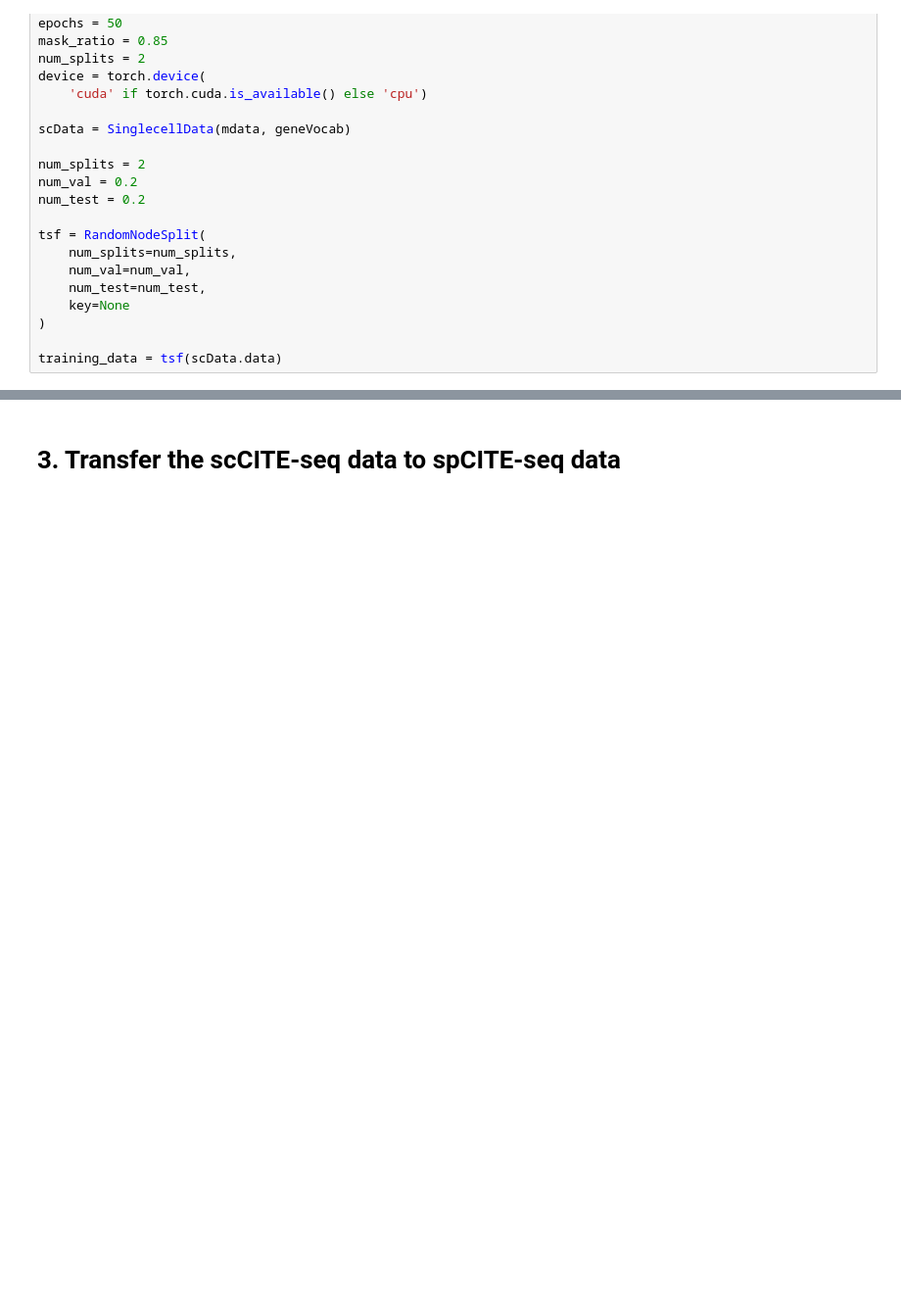
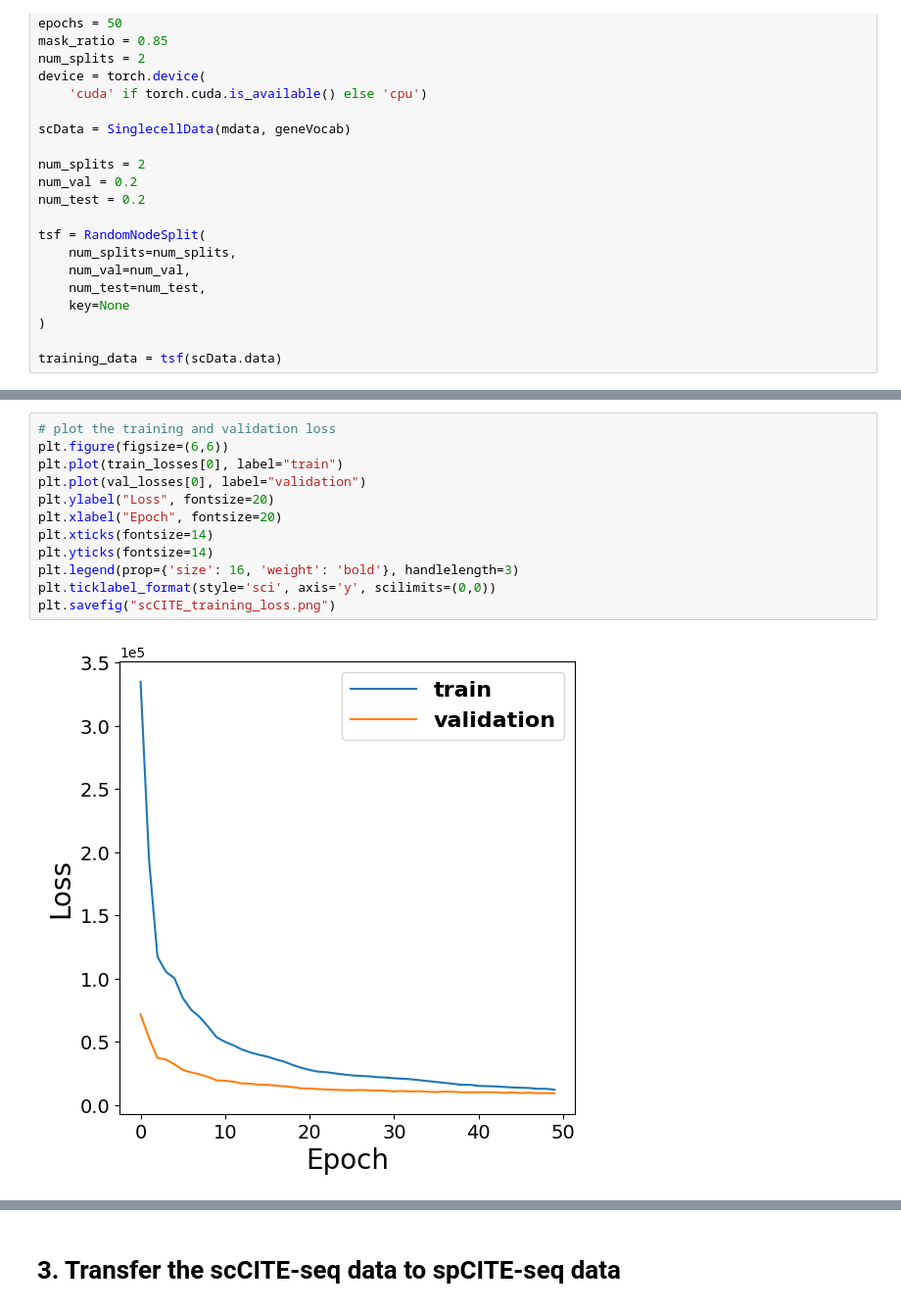
Before and after one commit to cb11711211/sc_st_attention_integration, a Jupyter notebook: GSPI/st_sc_transfer.ipynb, the cells around one changed output, grey strips where cells are left out. Shown at 98% size. Drawn from its saved outputs; the diff is of its cells as text; blank space fills up the shorter version.

```diff
--- a/GSPI/st_sc_transfer.ipynb
+++ b/GSPI/st_sc_transfer.ipynb
@@ -348,3 +466,17 @@ Best model saved at split 0
+# %%
+# plot the training and validation loss
+plt.figure(figsize=(6,6))
+plt.plot(train_losses[0], label="train")
+plt.plot(val_losses[0], label="validation")
+plt.ylabel("Loss", fontsize=20)
+plt.xlabel("Epoch", fontsize=20)
+plt.xticks(fontsize=14)
+plt.yticks(fontsize=14)
+plt.legend(prop={'size': 16, 'weight': 'bold'}, handlelength=3)
+plt.ticklabel_format(style='sci', axis='y', scilimits=(0,0))
+plt.savefig("scCITE_training_loss.png")
+# %% [output]
+[figure, added]
 # %%
 # save the best model parameters
 save_dict = {
```
Also changed, not shown: parts of 116 cells of this notebook, 18 other files.
